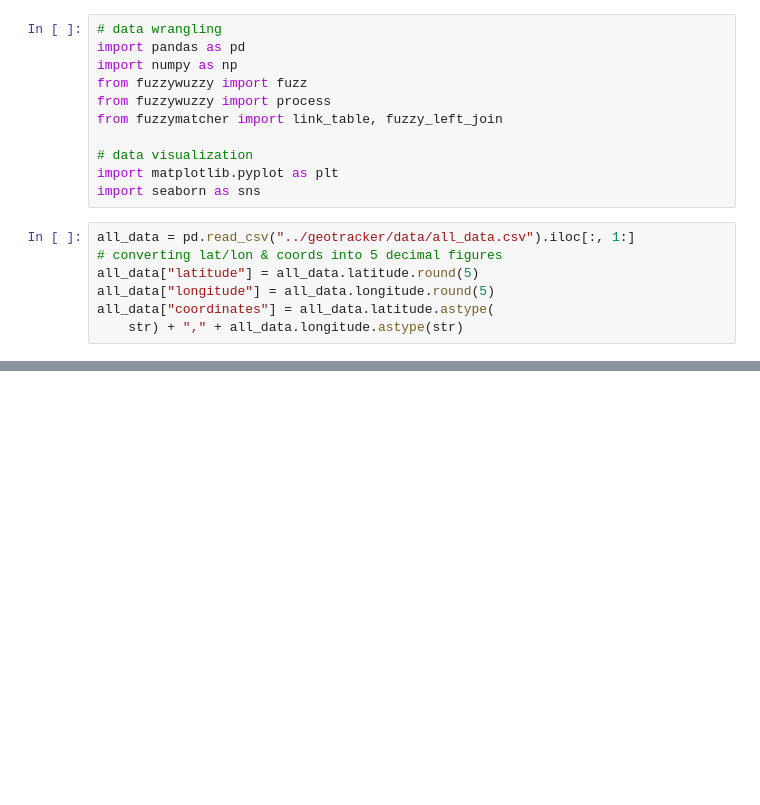
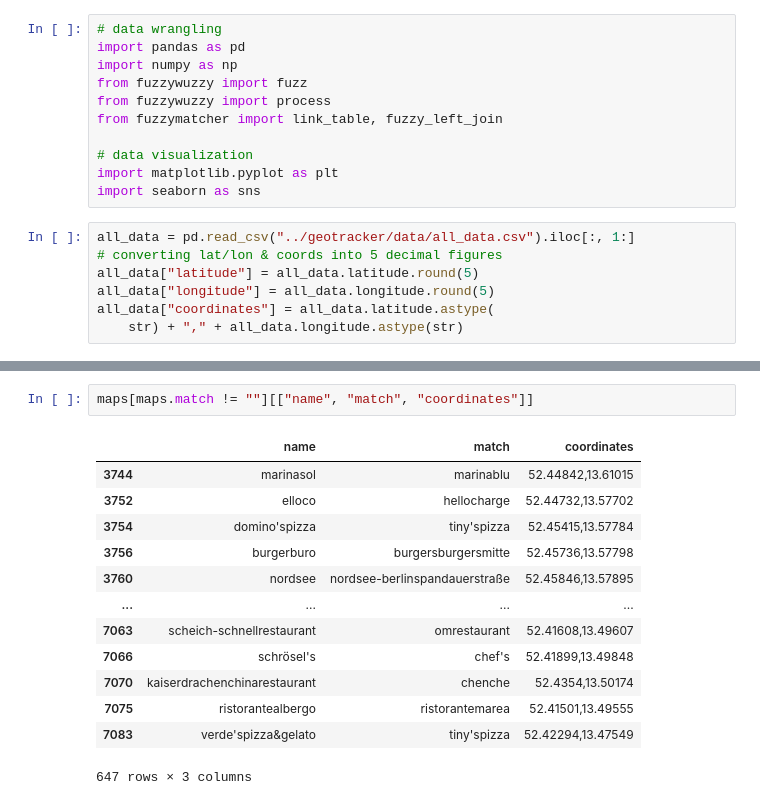
Before and after one commit to ayelenklas/geotracker, a Jupyter notebook: notebooks/data_analysis_ak.ipynb, the cells around one changed output, grey strips where cells are left out. Drawn from its saved outputs; the diff is of its cells as text; blank space fills up the shorter version.

```diff
--- a/notebooks/data_analysis_ak.ipynb
+++ b/notebooks/data_analysis_ak.ipynb
@@ -103,0 +108,16 @@ fuzzy_merge(prueba_maps, prueba_wolt, "name", "restaurant_name", threshold=90, l
+# %%
+maps[maps.match != ""][["name", "match", "coordinates"]]
+# %% [output]
+|  | name | match | coordinates |
+| 3744 | marinasol | marinablu | 52.44842,13.61015 |
+| 3752 | elloco | hellocharge | 52.44732,13.57702 |
+| 3754 | domino'spizza | tiny'spizza | 52.45415,13.57784 |
+| 3756 | burgerburo | burgersburgersmitte | 52.45736,13.57798 |
+| 3760 | nordsee | nordsee-berlinspandauerstraße | 52.45846,13.57895 |
+| ... | ... | ... | ... |
+| 7063 | scheich-schnellrestaurant | omrestaurant | 52.41608,13.49607 |
+| 7066 | schrösel's | chef's | 52.41899,13.49848 |
+| 7070 | kaiserdrachenchinarestaurant | chenche | 52.4354,13.50174 |
+| 7075 | ristorantealbergo | ristorantemarea | 52.41501,13.49555 |
+| 7083 | verde'spizza&gelato | tiny'spizza | 52.42294,13.47549 |
+647 rows × 3 columns
```
Also changed, not shown: parts of 16 cells of this notebook, 2 other files.
